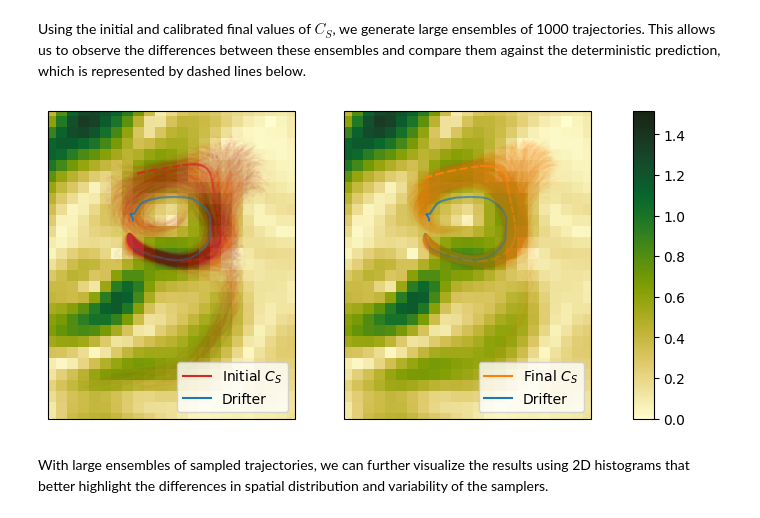
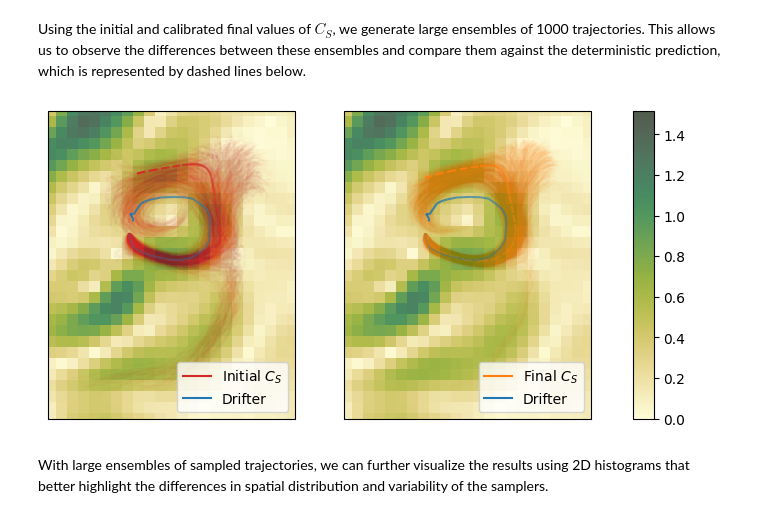
Before and after one commit to vadmbertr/pastax, a Jupyter notebook: docs/getting_started.ipynb, the cells around one changed output. Drawn from its saved outputs; the diff is of its cells as text; code cells hidden in the pictures.

```diff
--- a/docs/getting_started.ipynb
+++ b/docs/getting_started.ipynb
@@ -886,36 +886,36 @@ def get_extent(*trajs):
 ds = duacs_ds.sel(time=drifter_ts[len(drifter_ts) // 2], method="nearest")
 
 fig, (ax2, ax1) = plt.subplots(nrows=1, ncols=2, subplot_kw={"projection": ccrs.PlateCarree()}, figsize=(7, 4.8))
 
-im = ax1.pcolormesh(ds.longitude, ds.latitude, np.sqrt(ds.ugos**2 + ds.vgos**2), vmin=0, cmap=cmo.speed)
+im = ax1.pcolormesh(ds.longitude, ds.latitude, np.sqrt(ds.ugos**2 + ds.vgos**2), vmin=0, cmap=cmo.speed, alpha=.75)
 
 ax1 = traj_ens_final.plot(ax1, label="Final $C_S$", color="tab:orange", alpha_factor=0.25)
 ax1 = traj_est_final.plot(ax1, color="tab:orange", linestyle="--")
 ax1 = drifter_traj.plot(ax1, label="Drifter", color="tab:blue")
 
 ax1.set_extent(get_extent(traj_ens_init, traj_est_init, traj_ens_final, traj_est_final, drifter_traj))
 
 ax1.legend(loc="lower right")
 ax1.coastlines()
 
-im = ax2.pcolormesh(ds.longitude, ds.latitude, np.sqrt(ds.ugos**2 + ds.vgos**2), vmin=0, cmap=cmo.speed)
+im = ax2.pcolormesh(ds.longitude, ds.latitude, np.sqrt(ds.ugos**2 + ds.vgos**2), vmin=0, cmap=cmo.speed, alpha=.75)
 
 ax2 = traj_ens_init.plot(ax2, label="Initial $C_S$", color="tab:red", alpha_factor=0.25)
 ax2 = traj_est_init.plot(ax2, color="tab:red", linestyle="--")
 ax2 = drifter_traj.plot(ax2, label="Drifter", color="tab:blue")
 
 ax2.set_extent(get_extent(traj_ens_init, traj_est_init, traj_ens_final, traj_est_final, drifter_traj))
 
 ax2.legend(loc="lower right")
 ax2.coastlines()
 
 fig.subplots_adjust(right=0.9)
 cbar_ax = fig.add_axes([0.96, 0.175, 0.03, 0.64])
 fig.colorbar(im, cax=cbar_ax)
 
 plt.show()
 # %% [output]
-[figure, old version]
+[figure, new version]
 # %% [markdown]
 With large ensembles of sampled trajectories, we can further visualize the results using 2D histograms that better highlight the differences in spatial distribution and variability of the samplers.
 # %%
```
Also changed, not shown: parts of 1 cell of this notebook.
